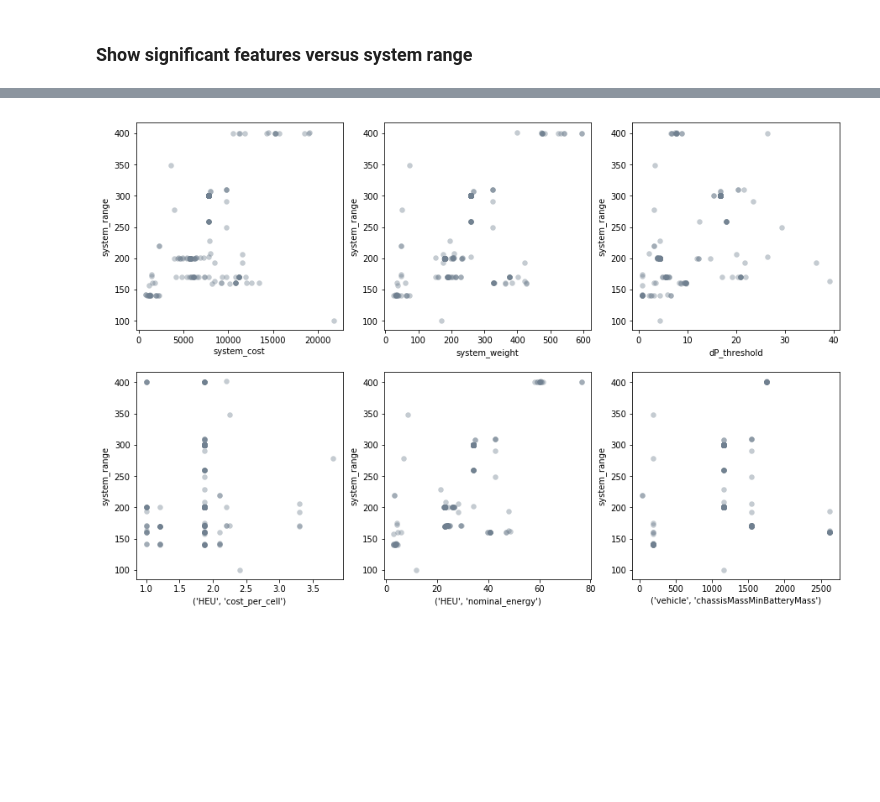
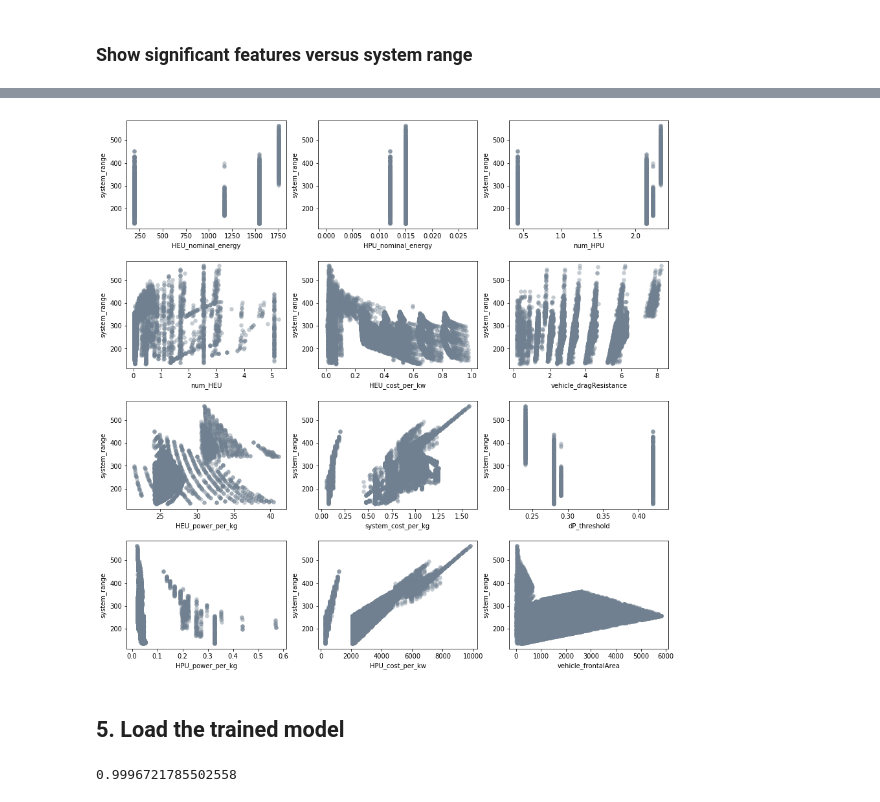
Before and after one commit to minzhou1003/electra-vehicle-range-prediction, a Jupyter notebook: vehicle_range_prediction.ipynb, the cells around one changed output, grey strips where cells are left out. Saved outputs shown, nothing was run; the diff lists cells and outputs as text; code cells hidden in the pictures; blank space fills up the shorter version.

```diff
--- a/vehicle_range_prediction.ipynb
+++ b/vehicle_range_prediction.ipynb
@@ -220,0 +301,10 @@ The r2_score is:
+# %%
+# Plot the feature importances of the forest
+importances = rf.feature_importances_
+indices = np.argsort(importances)
+plt.figure(figsize=(8,8))
+plt.title('Feature Importances')
+plt.barh(range(len(indices)), importances[indices], align='center')
+plt.yticks(range(len(indices)), [input_df.columns[i] for i in indices])
+plt.xlabel('Relative Importance')
+plt.savefig('feature_importance.png', bbox_inches='tight');
@@ -223,7 +319,7 @@ The r2_score is:
 # %%
 from sklearn.neighbors import KNeighborsRegressor
 
-knn = KNeighborsRegressor(n_neighbors=3)
+knn = KNeighborsRegressor(n_neighbors=2, p=1)
 knn.fit(X_train, y_train)
 y_pred = knn.predict(X_test)
 
@@ -248,7 +348,7 @@ The r2_score is:
 # %%
 from sklearn.tree import DecisionTreeRegressor
 
-regr = DecisionTreeRegressor(max_depth=5)
+regr = DecisionTreeRegressor(max_depth=10)
 regr.fit(X_train, y_train)
 y_pred = regr.predict(X_test)
 
@@ -454,15 +695,30 @@ strong multicollinearity or other numerical problems.
+# %%
+data = X_train[:, indices]
+name = [input_df.columns[i] for i in indices[::-1]]
 # %%
-fig, axes = plt.subplots(2,3,figsize=(15,10))
+fig, axes = plt.subplots(4,3,figsize=(15,15))
 
-for i in range(6):
+for i in range(12):
     plt_i = i // 3
     plt_j = i % 3
-    subX_train = Xsignif[:,i]
-    # plt.subplot(2, 4, 1 + i)
+    subX_train = data[:,i]
+#     plt.subplot(2, 4, 1 + i)
     axes[plt_i][plt_j].scatter(subX_train, y_train, c="slategray", alpha=0.4, linewidths=0.3)
     #plt.scatter(subX_test, y_test)
-    axes[plt_i][plt_j].set_xlabel(significant_name_list[i])
+    axes[plt_i][plt_j].set_xlabel(name[i])
     axes[plt_i][plt_j].set_ylabel('system_range')
-plt.savefig('important_features.png')
+plt.savefig('features.png', bbox_inches='tight')
+plt.subplots_adjust(hspace=0.3)
 # %% [output]
-[figure, old version]
+[figure, new version]
+# %% [markdown]
+## 5. Load the trained model
+# %%
+# Load the random forest model
+filename = 'rf_model.sav'
+# load the model from disk
+loaded_model = pickle.load(open(filename, 'rb'))
+result = loaded_model.score(X_test, y_test)
+print(result)
+# %% [output]
+0.9996721785502558
```
Also changed, not shown: parts of 60 cells of this notebook.
